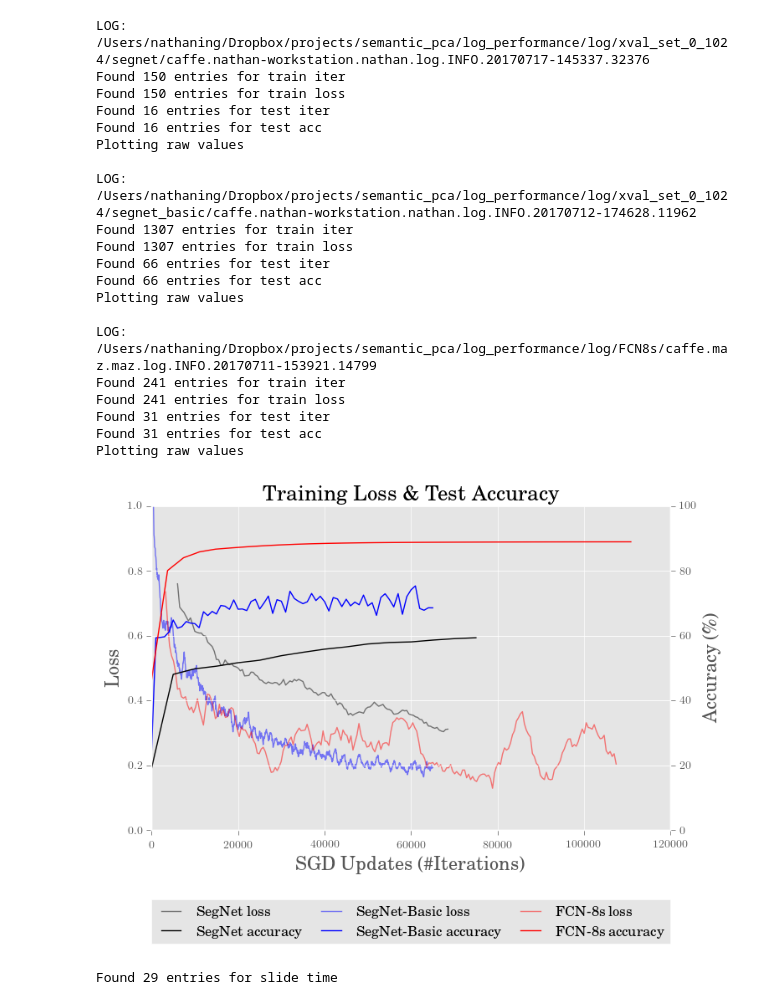
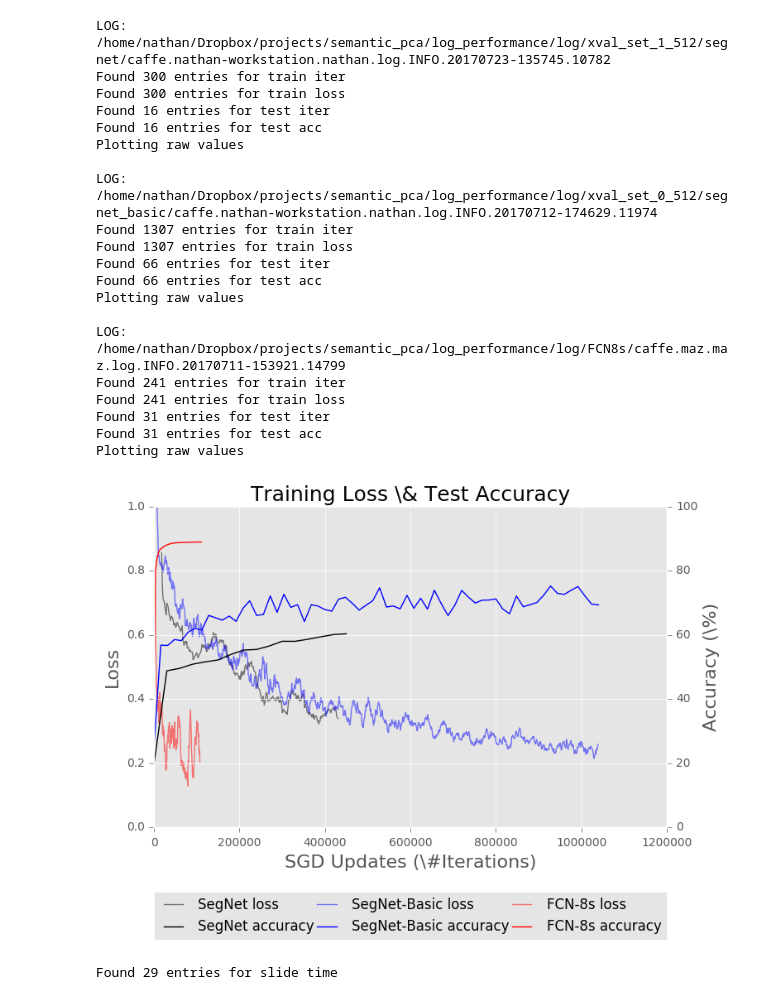
Before and after one commit to BioImageInformatics/histo_seg, a Jupyter notebook: notebooks/plot_logs.ipynb, the cells around one changed output. Drawn from its saved outputs; the diff is of its cells as text; code cells hidden in the pictures.

```diff
--- a/notebooks/plot_logs.ipynb
+++ b/notebooks/plot_logs.ipynb
@@ -13,13 +13,18 @@ import numpy as np
 from matplotlib import pyplot as plt
 import matplotlib.lines as mlines
 
-from matplotlib import rc
-plt.rc('text', usetex=True)
-plt.rc('font', family='serif')
+# from matplotlib import rc
+# plt.rc('text', usetex=True)
+# plt.rc('font', family='serif')
 # %%
 logs = ['/Users/nathaning/Dropbox/projects/semantic_pca/log_performance/log/xval_set_0_1024/segnet/caffe.nathan-workstation.nathan.log.INFO.20170717-145337.32376',
         '/Users/nathaning/Dropbox/projects/semantic_pca/log_performance/log/xval_set_0_1024/segnet_basic/caffe.nathan-workstation.nathan.log.INFO.20170712-174628.11962',
         '/Users/nathaning/Dropbox/projects/semantic_pca/log_performance/log/FCN8s/caffe.maz.maz.log.INFO.20170711-153921.14799']
+
+logs = ['/home/nathan/Dropbox/projects/semantic_pca/log_performance/log/xval_set_1_512/segnet/caffe.nathan-workstation.nathan.log.INFO.20170723-135745.10782',
+        '/home/nathan/Dropbox/projects/semantic_pca/log_performance/log/xval_set_0_512/segnet_basic/caffe.nathan-workstation.nathan.log.INFO.20170712-174629.11974',
+        '/home/nathan/Dropbox/projects/semantic_pca/log_performance/log/FCN8s/caffe.maz.maz.log.INFO.20170711-153921.14799']
+
 colors = ['k', 'b', 'r']
 smoothing = [25, 15, 15]
 names = ['SegNet', 'SegNet-Basic', 'FCN-8s']
@@ -88,9 +93,9 @@ for logfile, color, name, batchsize, smooth in zip(logs, colors, names, batch_si
 #     print 'Found {} entries for test loss'.format(len(test_loss))
 #     print test_loss
 
-    train_iter = np.asarray(train_iter, dtype=np.float)# * batchsize
+    train_iter = np.asarray(train_iter, dtype=np.float) * batchsize
     train_loss = np.asarray(train_loss, dtype=np.float)
-    test_iter = np.asarray(test_iter, dtype=np.float)# * batchsize
+    test_iter = np.asarray(test_iter, dtype=np.float) * batchsize
     test_acc = np.asarray(test_acc, dtype=np.float)
 #     test_loss = np.asarray(test_loss, dtype=np.float)
 #     test_loss /= test_loss.max()
@@ -108,46 +113,46 @@ for logfile, color, name, batchsize, smooth in zip(logs, colors, names, batch_si
 #     ax1.plot(test_iter, test_loss, color = color, linestyle = '-.')
     ax2.plot(test_iter, test_acc, color = color)
 
-    if log_scale:
-        print "Plotting iterations in Log scale"
-        ax1.set_xscale('log')
+#     if log_scale:
+#         print "Plotting iterations in Log scale"
+#         ax1.set_xscale('log')
 
     handles += [mlines.Line2D([], [], color=color, label=name+' loss', linestyle = '-', alpha=0.5),
 #                 mlines.Line2D([], [], color=color, label=name+' test loss', linestyle = '-.'),
                mlines.Line2D([], [], color=color, label=name+' accuracy'),]
     print ''
 
 lgd = plt.legend(loc=8,
            bbox_to_anchor=(0, -0.35, 1, -0.5),
            ncol=len(names), mode="expand", borderaxespad=0.,
            handles=handles)
 
 plt.title('Training Loss \& Test Accuracy', size=18)
-fig.savefig('/Users/nathaning/Dropbox/_Papers/pca segmentation/Figs/loss_plots/plots.pdf',
-            bbox_extra_artists=(lgd,), bbox_inches='tight')
+# fig.savefig('/Users/nathaning/Dropbox/_Papers/pca segmentation/Figs/loss_plots/plots.pdf',
+#             bbox_extra_artists=(lgd,), bbox_inches='tight')
 plt.show()
 # %% [output]
-LOG: /Users/nathaning/Dropbox/projects/semantic_pca/log_performance/log/xval_set_0_1024/segnet/caffe.nathan-workstation.nathan.log.INFO.20170717-145337.32376
-Found 150 entries for train iter
-Found 150 entries for train loss
+LOG: /home/nathan/Dropbox/projects/semantic_pca/log_performance/log/xval_set_1_512/segnet/caffe.nathan-workstation.nathan.log.INFO.20170723-135745.10782
+Found 300 entries for train iter
+Found 300 entries for train loss
 Found 16 entries for test iter
 Found 16 entries for test acc
 Plotting raw values
 
-LOG: /Users/nathaning/Dropbox/projects/semantic_pca/log_performance/log/xval_set_0_1024/segnet_basic/caffe.nathan-workstation.nathan.log.INFO.20170712-174628.11962
+LOG: /home/nathan/Dropbox/projects/semantic_pca/log_performance/log/xval_set_0_512/segnet_basic/caffe.nathan-workstation.nathan.log.INFO.20170712-174629.11974
 Found 1307 entries for train iter
 Found 1307 entries for train loss
 Found 66 entries for test iter
 Found 66 entries for test acc
 Plotting raw values
 
-LOG: /Users/nathaning/Dropbox/projects/semantic_pca/log_performance/log/FCN8s/caffe.maz.maz.log.INFO.20170711-153921.14799
+LOG: /home/nathan/Dropbox/projects/semantic_pca/log_performance/log/FCN8s/caffe.maz.maz.log.INFO.20170711-153921.14799
 Found 241 entries for train iter
 Found 241 entries for train loss
 Found 31 entries for test iter
 Found 31 entries for test acc
 Plotting raw values
-[figure, old version]
+[figure, new version]
 # %%
 process_log = '/Users/nathaning/Dropbox/projects/semantic_pca/log_performance/processing_logs/analysis_wsi_log.txt'
 title = 'FCN-8s +CRF'
```
Also changed, not shown: 3 other files.
